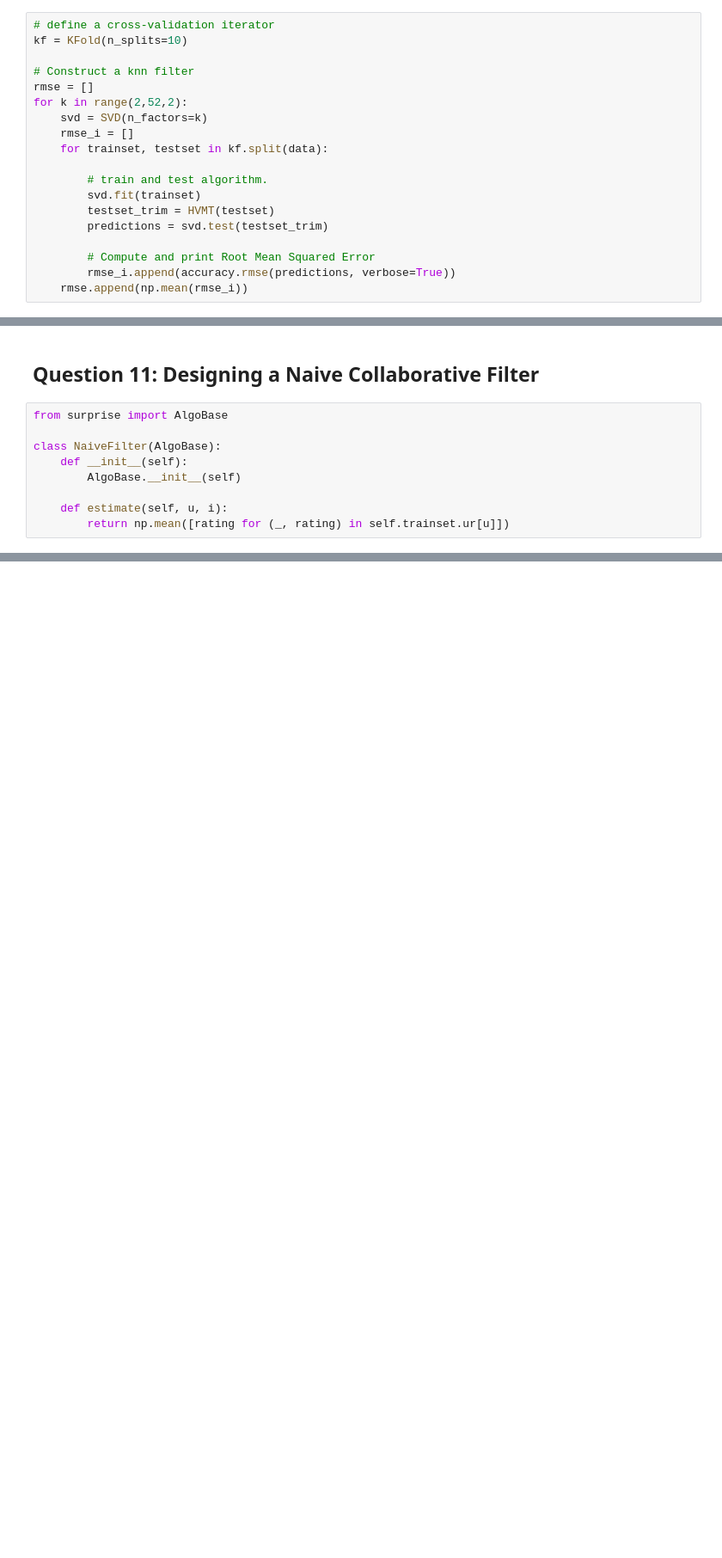
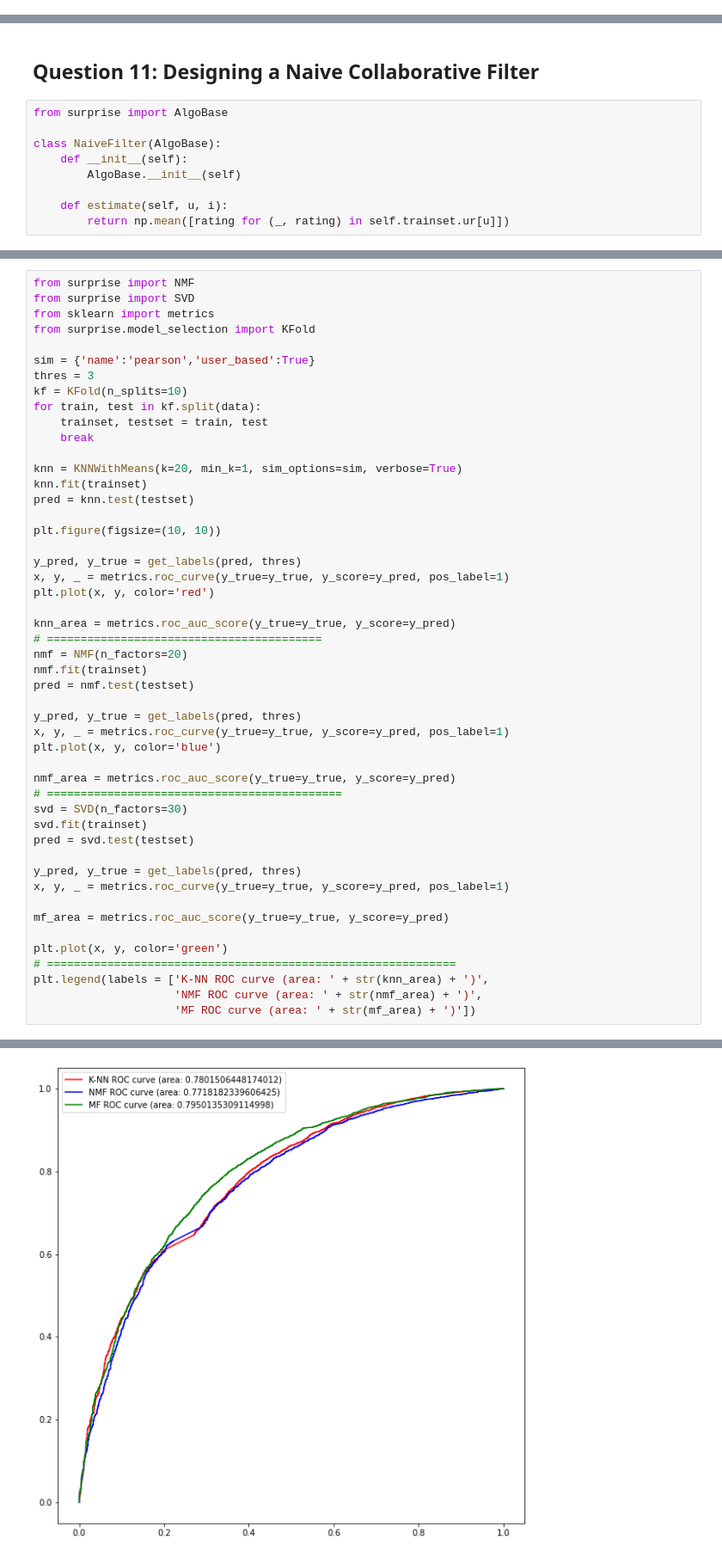
Before and after one commit to zhz03/ECE219_data_mining_project, a Jupyter notebook: Project_3/Project_3_zzl.ipynb, the cells around one changed output, grey strips where cells are left out. Shown at 86% size. Cells and saved outputs as stored; diff of their text form; blank space fills up the shorter version.

```diff
--- a/Project_3/Project_3_zzl.ipynb
+++ b/Project_3/Project_3_zzl.ipynb
@@ -461,21 +456,2 @@ The minimum average value of RMSE is: 0.8985198148644804
 # %% [markdown]
 ### High variance movie trimming dataset
-# %%
-# define a cross-validation iterator
-kf = KFold(n_splits=10)
-
-# Construct a knn filter
-rmse = []
-for k in range(2,52,2):
-    svd = SVD(n_factors=k)
-    rmse_i = []
-    for trainset, testset in kf.split(data):
-
-        # train and test algorithm.
-        svd.fit(trainset)
-        testset_trim = HVMT(testset)
-        predictions = svd.test(testset_trim)
-
-        # Compute and print Root Mean Squared Error
-        rmse_i.append(accuracy.rmse(predictions, verbose=True))
-    rmse.append(np.mean(rmse_i))
@@ -557,0 +636,50 @@ print("Avg RMSE: ", avg_rmse)
+# %%
+from surprise import NMF
+from surprise import SVD
+from sklearn import metrics
+from surprise.model_selection import KFold
+
+sim = {'name':'pearson','user_based':True}
+thres = 3
+kf = KFold(n_splits=10)
+for train, test in kf.split(data):
+    trainset, testset = train, test
+    break
+
+knn = KNNWithMeans(k=20, min_k=1, sim_options=sim, verbose=True)
+knn.fit(trainset)
+pred = knn.test(testset)
+
+plt.figure(figsize=(10, 10))
+
+y_pred, y_true = get_labels(pred, thres)
+x, y, _ = metrics.roc_curve(y_true=y_true, y_score=y_pred, pos_label=1)
+plt.plot(x, y, color='red')
+
+knn_area = metrics.roc_auc_score(y_true=y_true, y_score=y_pred)
+# =========================================
+nmf = NMF(n_factors=20)
+nmf.fit(trainset)
+pred = nmf.test(testset)
+
+y_pred, y_true = get_labels(pred, thres)
+x, y, _ = metrics.roc_curve(y_true=y_true, y_score=y_pred, pos_label=1)
+plt.plot(x, y, color='blue')
+
+nmf_area = metrics.roc_auc_score(y_true=y_true, y_score=y_pred)
+# ============================================
+svd = SVD(n_factors=30)
+svd.fit(trainset)
+pred = svd.test(testset)
+
+y_pred, y_true = get_labels(pred, thres)
+x, y, _ = metrics.roc_curve(y_true=y_true, y_score=y_pred, pos_label=1)
+
+mf_area = metrics.roc_auc_score(y_true=y_true, y_score=y_pred)
+
+plt.plot(x, y, color='green')
+# =============================================================
+plt.legend(labels = ['K-NN ROC curve (area: ' + str(knn_area) + ')',
+                     'NMF ROC curve (area: ' + str(nmf_area) + ')',
+                     'MF ROC curve (area: ' + str(mf_area) + ')'])
+# %% [output]
@@ -557,0 +689 @@ print("Avg RMSE: ", avg_rmse)
+[figure, added]
```
Also changed, not shown: parts of 45 cells of this notebook, 3 other files.
